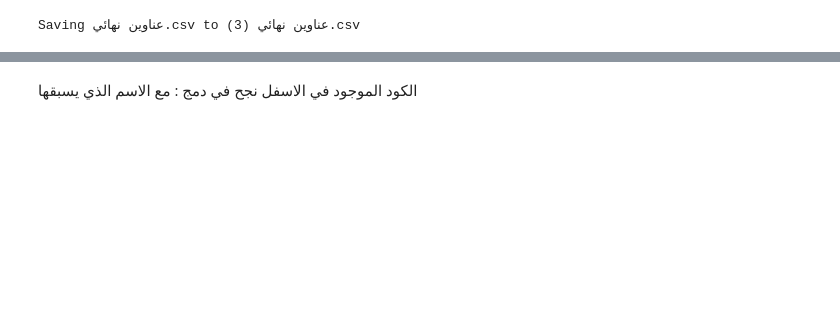
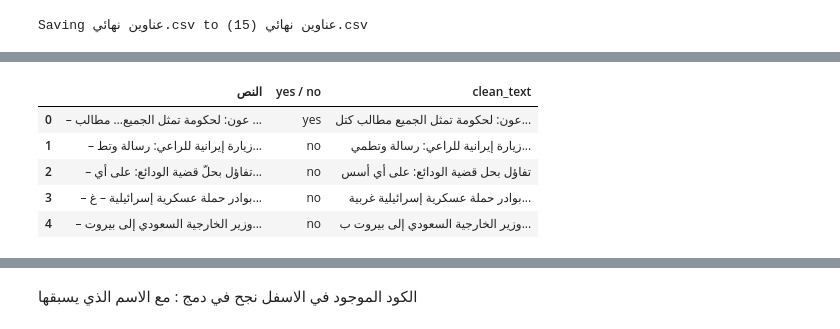
Before and after one commit to imanuni/imanuni, a Jupyter notebook: nettoyagefile.ipynb, the cells around one changed output, grey strips where cells are left out. Cells and saved outputs as stored; diff of their text form; code cells hidden in the pictures; blank space fills up the shorter version.

```diff
--- a/nettoyagefile.ipynb
+++ b/nettoyagefile.ipynb
@@ -41,31 +41,55 @@ Successfully installed numpy-2.3.1
 # %%
 import pandas as pd
 import re
 
 from camel_tools.utils.dediac import dediac_ar
 
 # Nettoyage manuel
+
 def clean_custom(text):
-    text = re.sub(r'\.\.\.|[»\«\“\”\'؟!\–,؛،.…]', '', text)  # Supprimer ponctuation sauf lettres arabes
-    return text
+    # Supprimer les diacritiques (facultatif)
+    text = re.sub(r'[\u064B-\u0652]', '', text)
+
+    # Supprimer tous les chiffres (occidentaux et arabes)
+    text = re.sub(r'[\d\u0660-\u0669]+', '', text)
+     # Supprimer ponctuation arabe manuellement
+    text = re.sub(r'[؟،؛]', '', text)  # <- ici on enlève ؟ et ses amis
+
+    # Supprimer les ponctuations et symboles (mais garder les espaces et les deux points)
+    text = re.sub(r'[^\u0600-\u06FF\s:]', '', text)
+
+    # Réduire les espaces multiples à un seul
+    text = re.sub(r'\s+', ' ', text)
+
+    # Supprimer les espaces en début et fin
+    return text.strip()
+
 
 # 🔽 Télécharger et lire le fichier
 from google.colab import files
 uploaded = files.upload()
 
 # Lire le fichier CSV
 df = pd.read_csv('عناوين نهائي.csv', encoding='utf-8-sig')
 
 # Nettoyage de la colonne "النص"
 df['clean_text'] = df['النص'].astype(str).apply(clean_custom)
 
 # Sauvegarde dans un fichier temporaire
-df.to_csv('nettoye.csv', index=False, encoding='utf-8-sig')
+df.to_csv('nettoyer.csv', index=False, encoding='utf-8-sig')
 
 # 📤 Télécharger le fichier nettoyé
-files.download('nettoye.csv')
+files.download('nettoyer.csv')
+
+df.head()
 # %% [output]
 [interactive output not drawn]
-Saving عناوين نهائي.csv to عناوين نهائي (3).csv
+Saving عناوين نهائي.csv to عناوين نهائي (15).csv
 [interactive output not drawn]
 [interactive output not drawn]
+|  | النص | yes / no | clean_text |
+| 0 | – عون: لحكومة تمثل الجميع… مطالب ... | yes | عون: لحكومة تمثل الجميع مطالب كتل... |
+| 1 | – زيارة إيرانية للراعي: رسالة وتط... | no | زيارة إيرانية للراعي: رسالة وتطمي... |
+| 2 | – تفاؤل بحلّ قضية الودائع: على أي... | no | تفاؤل بحل قضية الودائع: على أي أسس |
+| 3 | – بوادر حملة عسكرية إسرائيلية – غ... | no | بوادر حملة عسكرية إسرائيلية غربية... |
+| 4 | – وزير الخارجية السعودي إلى بيروت... | no | وزير الخارجية السعودي إلى بيروت ب... |
```
Also changed, not shown: parts of 5 cells of this notebook.
